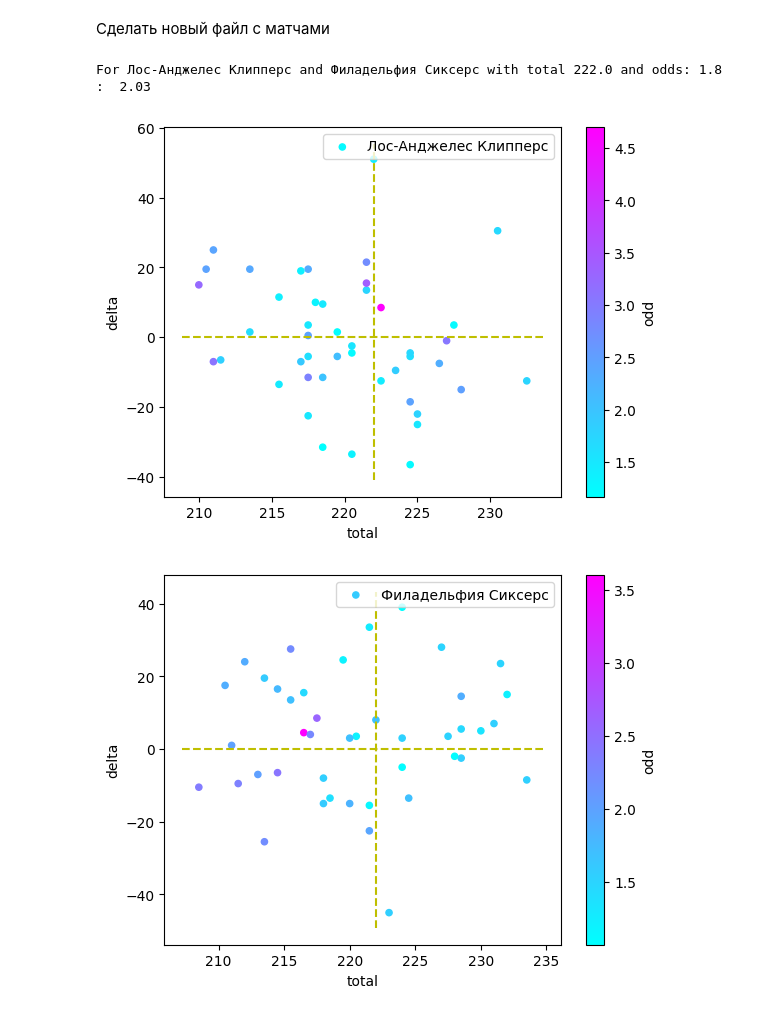
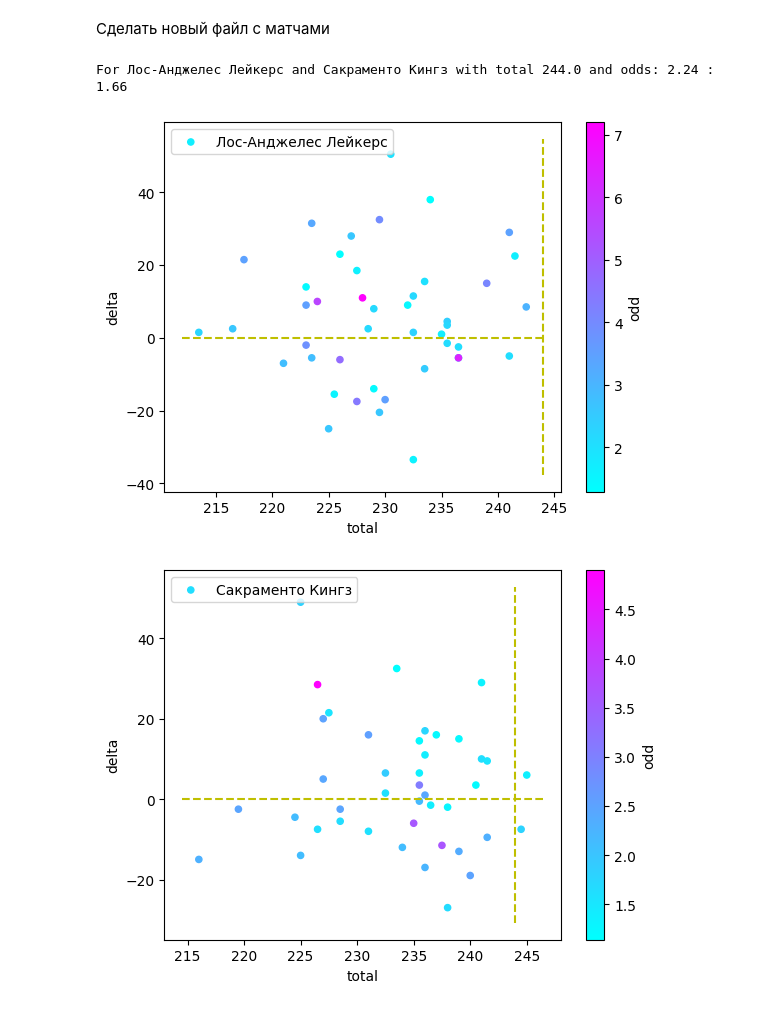
Before and after one commit to glahiator/basket_total, a Jupyter notebook: analyze.ipynb, the cells around one changed output. Saved outputs shown, nothing was run; the diff lists cells and outputs as text; code cells hidden in the pictures.

```diff
--- a/analyze.ipynb
+++ b/analyze.ipynb
@@ -128,16 +172,16 @@ def complete_match(home, away, total):
 # %%
 import datetime, json
 import pandas as pd
 
 today = pd.read_json("storage/today.json" )
 del today["id"]
 del today["gandicap"]
 
-m = today.iloc[3]
+m = today.iloc[8]
 print( f"For {m['home']} and {m['away']} with total {m['total']} and odds: {m['odd_h']} :  {m['odd_a']}")
 complete_match( m['home'], m['away'], m['total'] )
 # %% [output]
-For Лос-Анджелес Клипперс and Филадельфия Сиксерс with total 222.0 and odds: 1.8 :  2.03
+For Лос-Анджелес Лейкерс and Сакраменто Кингз with total 244.0 and odds: 2.24 :  1.66
-[figure, old version]
+[figure, new version]
-[figure, old version]
+[figure, new version]
 # %%
```
Also changed, not shown: parts of 3 cells of this notebook, 3 other files.
